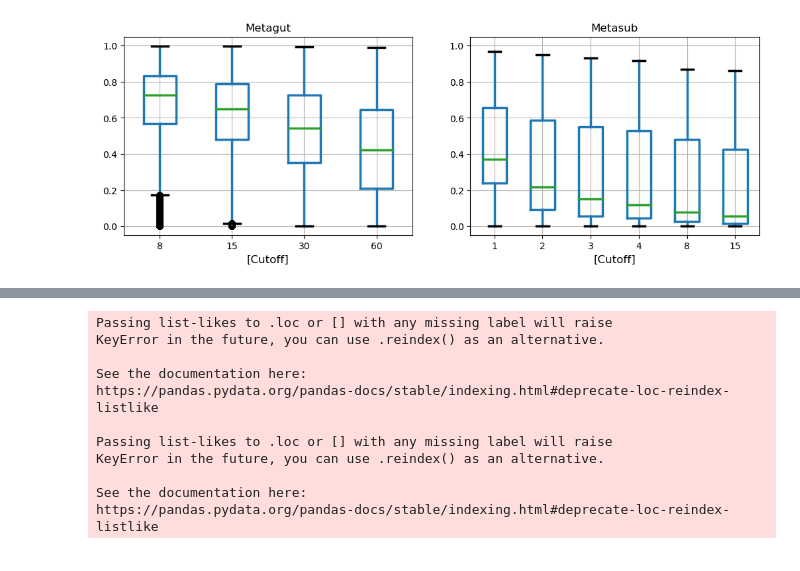
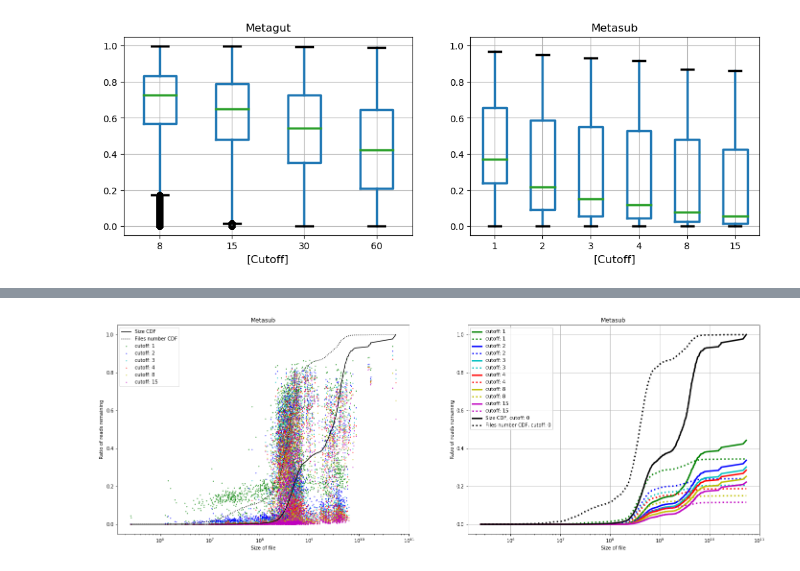
Before and after one commit to ratschlab/metagraph, a Jupyter notebook: analysis.ipynb, the cells around one changed output, grey strips where cells are left out. Drawn from its saved outputs; the diff is of its cells as text; code cells hidden in the pictures.

```diff
--- a/analysis.ipynb
+++ b/analysis.ipynb
@@ -1160,11 +1162,65 @@ plt.show()
+# %%
+fig, ax = plt.subplots(1, 2, figsize=(24, 8))
+
+colors = ['g', 'b', 'c', 'r', 'y', 'm']
+
+df_ = df[df.Data == 'Metasub']
+ax_ = ax[0]
+for c, cutoff in enumerate(pd.unique(df_.Cutoff)):
+    df_[df_.Cutoff == cutoff].plot.scatter('Size', 'Ratio', label='cutoff: {}'.format(cutoff), c=colors[c], s=1, ax=ax_)
+
+sizes = pd.Series(sorted(df_.loc[df_.Cutoff == cutoff, 'Size'].values))
+sizes_cdf = pd.DataFrame.cumsum(sizes)
+ax_.plot(sizes, sizes_cdf / sizes_cdf.iloc[-1], label='Size CDF', c='black')
+files_cdf = np.arange(1, len(sizes) + 1) / len(sizes)
+ax_.plot(sizes, files_cdf / files_cdf[-1], label='Files number CDF', c='black', linestyle=':')
+ax_.legend()
+
+ax_.set_title(df_.Data.iloc[0])
+ax_.set_ylim([-0.05, 1.05])
+ax_.set_xscale('log')
+ax_.set_ylabel('Ratio of reads remaining')
+ax_.set_xlabel('Size of file')
+
+df_ = df[df.Data == 'Metasub']
+ax_ = ax[1]
+for c, cutoff in enumerate(pd.unique(df_.Cutoff)):
+    x = df_[df_.Cutoff == cutoff].sort_values(by='Size')
+    x['Size CDF'] = (x['Size'] * x['Ratio']).cumsum() / x['Size'].sum()
+    x['Files number CDF'] = x['Ratio'].cumsum() / x.shape[0]
+    x.plot('Size', 'Size CDF', label='cutoff: {}'.format(cutoff), c=colors[c], linewidth=3, ax=ax_)
+    x.plot('Size', 'Files number CDF', label='cutoff: {}'.format(cutoff), c=colors[c], linestyle=':', linewidth=3, ax=ax_)
+
+sizes = pd.Series(sorted(df_.loc[df_.Cutoff == cutoff, 'Size'].values))
+sizes_cdf = pd.DataFrame.cumsum(sizes)
+ax_.plot(sizes, sizes_cdf / sizes_cdf.iloc[-1], label='Size CDF, cutoff: 0', c='black', linewidth=3, )
+files_cdf = np.arange(1, len(sizes) + 1) / len(sizes)
+ax_.plot(sizes, files_cdf / files_cdf[-1], label='Files number CDF, cutoff: 0', c='black', linestyle=':', linewidth=3, )
+ax_.legend()
+
+ax_.set_title(df_.Data.iloc[0])
+ax_.set_ylim([-0.05, 1.05])
+ax_.set_xscale('log')
+ax_.set_ylabel('Ratio of reads remaining')
+ax_.set_xlabel('Size of file')
+ax_.grid()
+
+fig.suptitle('')
+
+plt.show()
+# %% [output]
+[figure, added]
 # %%
 def get_ratios(filename):
     df = pd.read_csv(filename, sep='\t')
     df = df.loc[df['File'] != 'File']
     df.File = df.File.apply(lambda x: x.split('/')[-1].split('.')[0])
     df.index = df.File
-    df = df.loc[pd.read_csv('scripts/human/runs_human_gut_WGS.csv', header=None)[0].values]
-    return df['Remaining ratio'].astype(float).values
+    idx = pd.Index(pd.read_csv('scripts/human/runs_human_gut_WGS.csv', header=None)[0].values)
+    df = df.loc[idx.intersection(df.index)]
+    df['Ratio'] = df['Remaining ratio'].astype(float)
+    del df['Remaining ratio']
+    return df
 
 df = load_stats(get_ratios, False)
 df['Subset'] = 'WGS'
@@ -1174,25 +1230,16 @@ def get_ratios(filename):
     df = df.loc[df['File'] != 'File']
     df.File = df.File.apply(lambda x: x.split('/')[-1].split('.')[0])
     df.index = df.File
-    df = df.loc[pd.read_csv('scripts/human/runs_human_gut_AMPLICON.csv', header=None)[0].values]
-    return df['Remaining ratio'].astype(float).values
+    idx = pd.Index(pd.read_csv('scripts/human/runs_human_gut_AMPLICON.csv', header=None)[0].values)
+    df = df.loc[idx.intersection(df.index)]
+    df['Ratio'] = df['Remaining ratio'].astype(float)
+    del df['Remaining ratio']
+    return df
 
 df_ = load_stats(get_ratios, False)
 df_['Subset'] = 'AMPLICON'
 
-df = pd.concat((df, df_))
+df = pd.concat((df, df_), sort=True)
-# %% [output]
-Passing list-likes to .loc or [] with any missing label will raise
-KeyError in the future, you can use .reindex() as an alternative.
-
-See the documentation here:
-https://pandas.pydata.org/pandas-docs/stable/indexing.html#deprecate-loc-reindex-listlike
-
-Passing list-likes to .loc or [] with any missing label will raise
-KeyError in the future, you can use .reindex() as an alternative.
-
-See the documentation here:
-https://pandas.pydata.org/pandas-docs/stable/indexing.html#deprecate-loc-reindex-listlike
 # %%
 fig, ax = plt.subplots(1, 2, figsize=(12, 4))
 
```
Also changed, not shown: parts of 10 cells of this notebook.
